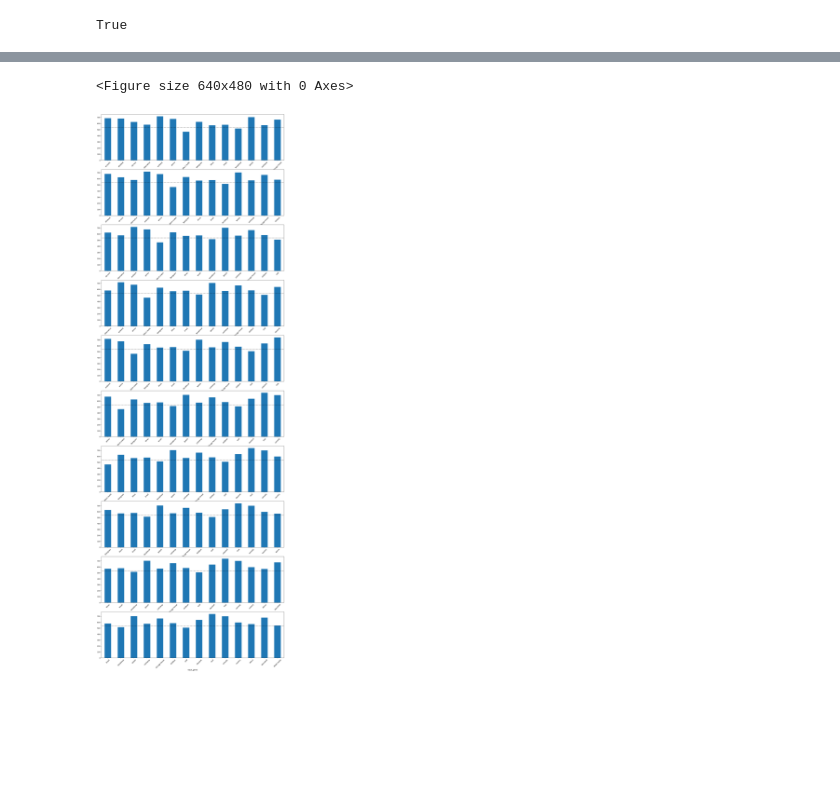
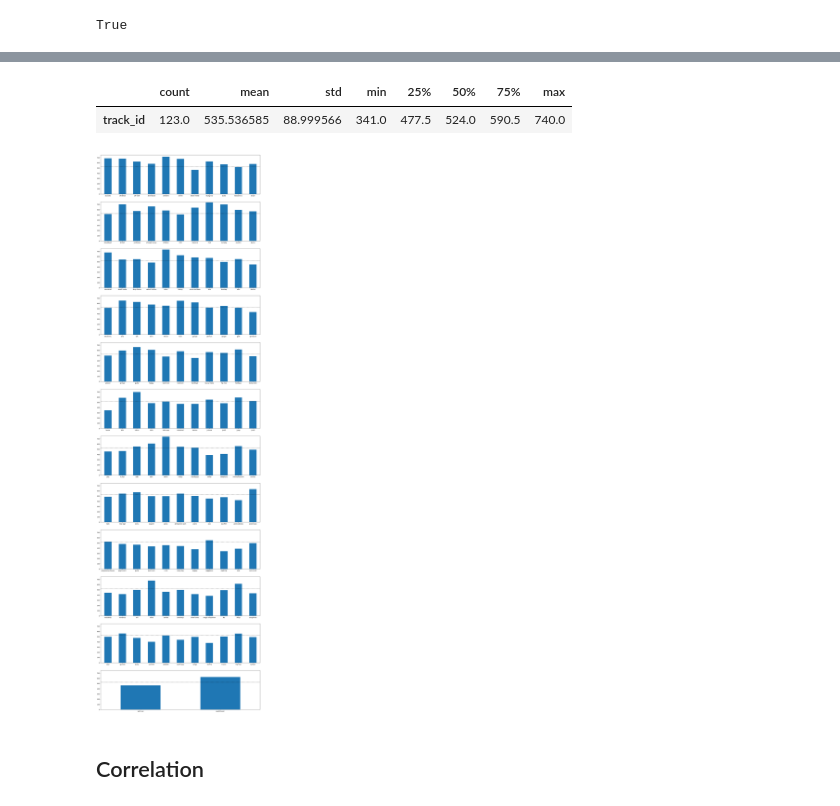
Before and after one commit to ounnuqul/Spotify_Popularity_Prediction_Model_Capstone_Project, a Jupyter notebook: EDA_new_data.ipynb, the cells around one changed output, grey strips where cells are left out. Drawn from its saved outputs; the diff is of its cells as text; code cells hidden in the pictures; blank space fills up the shorter version.

```diff
--- a/EDA_new_data.ipynb
+++ b/EDA_new_data.ipynb
@@ -142,15 +97,26 @@ dtype: int64
+# %%
+genre_counts = df.groupby('track_genre')['track_id'].count()
+# %%
+pd.DataFrame(genre_counts).describe().T
+# %% [output]
+|  | count | mean | std | min | 25% | 50% | 75% | max |
+| track_id | 123.0 | 535.536585 | 88.999566 | 341.0 | 477.5 | 524.0 | 590.5 | 740.0 |
 # %%
 #plotting number of songs per genre
-plt.figure()
-
-plt.subplots(10,1,figsize=(20,60))
-for x in range(10):
-    plt.subplot(10,1,x+1)
-    gen_counts.iloc[x:14+x,0].plot(kind='bar')
-    plt.axhline(np.median(gen_counts['track_id']),linestyle='--', color='black', alpha=0.6)
-    plt.xticks(rotation=45)
+plt.subplots(12,1,figsize=(20,70))
+for x in range(12):
+    plt.subplot(12,1,x+1)
+    if (11*(x+1)) > 123:
+        genre_counts.iloc[11*x:].plot(kind='bar')
+    else:
+        genre_counts.iloc[11*x:11*(x+1)].plot(kind='bar')
+    plt.axhline(np.median(genre_counts),linestyle='--', color='black', alpha=0.6)
+    plt.xticks(rotation=0)
+    plt.xlabel('')
+    plt.ylim(0,750)
 
 plt.show()
 # %% [output]
-<Figure size 640x480 with 0 Axes>
-[figure, old version]
+[figure, new version]
+# %% [markdown]
+## Correlation
```
Also changed, not shown: parts of 53 cells of this notebook, 5 other files.
